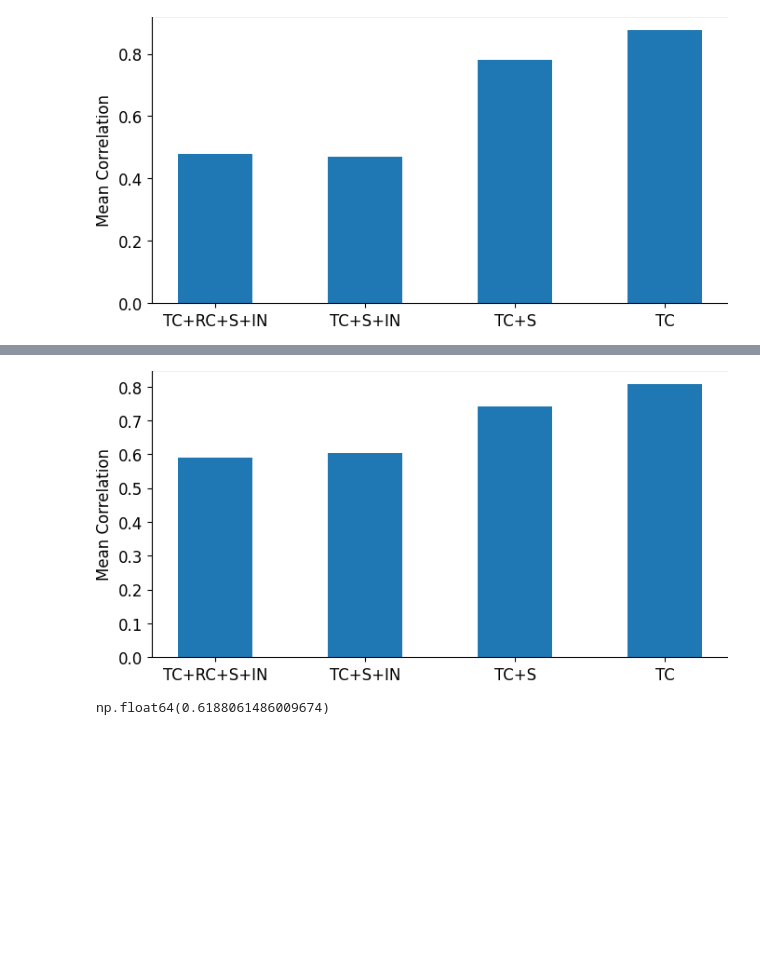
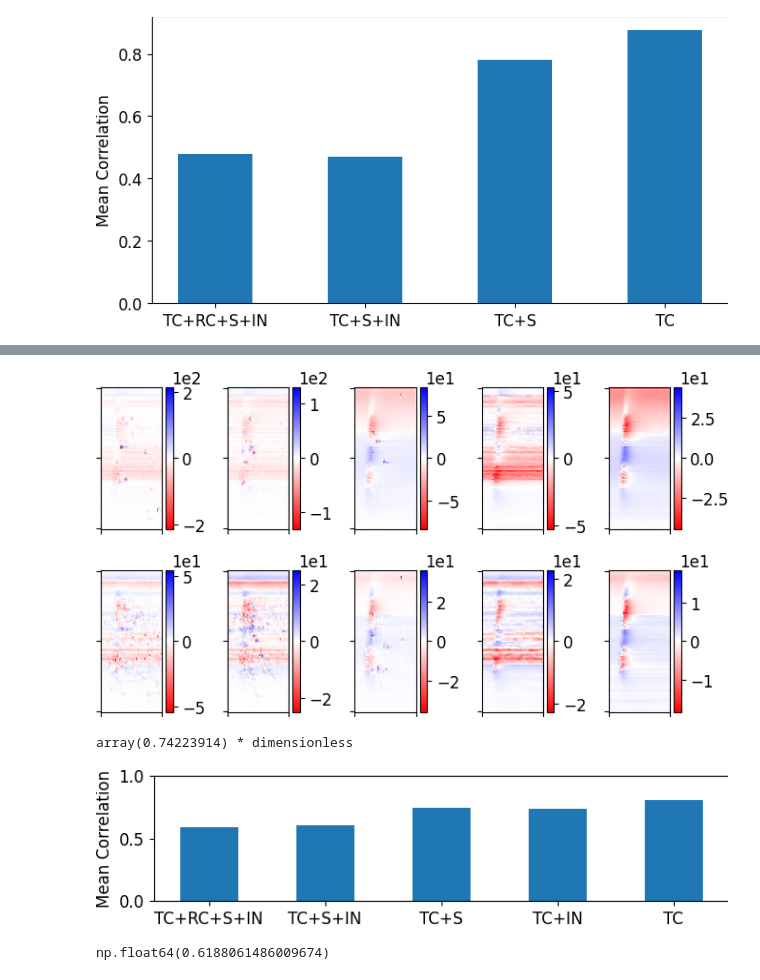
Before and after one commit to joseph-tharayil/csd_paper, a Jupyter notebook: hypothesisTesting/hypotheses.ipynb, the cells around one changed output, grey strips where cells are left out. Saved outputs shown, nothing was run; the diff lists cells and outputs as text; code cells hidden in the pictures; blank space fills up the shorter version.

```diff
--- a/hypothesisTesting/hypotheses.ipynb
+++ b/hypothesisTesting/hypotheses.ipynb
@@ -275,25 +277,14 @@ noRecurrent_50
 # %%
 #highResOriginal = np.load('/mnt/c/Users/tharayil/Downloads/csd_paper/highRes/total.npy')[1500:1550] # Loads LFP and oCSD averaged over trials, 20 um spacing, rho=500um
-highResOriginal = np.load('/mnt/c/Users/tharayil/Documents/csdRevisions/csd_paper/hypothesisTesting/nonshiftedPositions_rerun/total_4.npy')
+highResOriginal = np.load('/mnt/c/Users/tharayil/Documents/csdRevisions/csd_paper/hypothesisTesting/nonshiftedPositions_rerun/total_4.npy')/4
 
-L4original = pd.read_pickle('/mnt/c/Users/tharayil/Downloads/csd_paper/highRes/0/pkls/eegL4_SSC.pkl').values[1500:1550] # Loads LFP and oCSD averaged over trials, 20 um spacing, rho=500um
-L5original = pd.read_pickle('/mnt/c/Users/tharayil/Downloads/csd_paper/highRes/0/pkls/eegL5_TPC:A.pkl').values[1500:1550] # Loads LFP and oCSD averaged over trials, 20 um spacing, rho=500um
-
-highResNoRecurrent = np.load('/mnt/c/Users/tharayil/Documents/csdRevisions/csd_paper/hypothesisTesting/noRecurrentConnecvitity_50um/total_4.npy')#[1500:1550] # Loads LFP and oCSD averaged over trials, 20 um spacing, rho=500um
-L4NoRecurrent = pd.read_pickle('/mnt/c/Users/tharayil/Documents/csdRevisions/csd_paper/hypothesisTesting/noRecurrentConnecvitity/0/pkls/eegL4_SSC.pkl').values[1500:1550] # Loads LFP and oCSD averaged over trials, 20 um spacing, rho=500um
-L5NoRecurrent = pd.read_pickle('/mnt/c/Users/tharayil/Documents/csdRevisions/csd_paper/hypothesisTesting/noRecurrentConnecvitity/0/pkls/eegL5_TPC:A.pkl').values[1500:1550] # Loads LFP and oCSD averaged over trials, 20 um spacing, rho=500um
+highResNoRecurrent = np.load('/mnt/c/Users/tharayil/Documents/csdRevisions/csd_paper/hypothesisTesting/noRecurrentConnecvitity_50um/total_4.npy')/4#[1500:1550] # Loads LFP and oCSD averaged over trials, 20 um spacing, rho=500um
 
 highResNoActive = np.load('/mnt/c/Users/tharayil/Documents/csdRevisions/csd_paper/hypothesisTesting/noActive_withNoise//total.npy')[1500:1550] # Loads LFP and oCSD averaged over trials, 20 um spacing, rho=500um
-L4NoActive = pd.read_pickle('/mnt/c/Users/tharayil/Documents/csdRevisions/csd_paper/hypothesisTesting/noActive_withNoise/0/pkls/eegL4_SSC.pkl').values[1500:1550] # Loads LFP and oCSD averaged over trials, 20 um spacing, rho=500um
-L5NoActive = pd.read_pickle('/mnt/c/Users/tharayil/Documents/csdRevisions/csd_paper/hypothesisTesting/noActive_withNoise//0/pkls/eegL5_TPC:A.pkl').values[1500:1550] # Loads LFP and oCSD averaged over trials, 20 um spacing, rho=500um
 
 highResNoNoise = np.load('/mnt/c/Users/tharayil/Documents/csdRevisions/csd_paper/hypothesisTesting/noNoise/total.npy') # Loads LFP and oCSD averaged over trials, 20 um spacing, rho=500um
-L4NoNoise = pd.read_pickle('/mnt/c/Users/tharayil/Documents/csdRevisions/csd_paper/hypothesisTesting/noNoise/0/pkls/eegL4_SSC.pkl').values # Loads LFP and oCSD averaged over trials, 20 um spacing, rho=500um
-L5NoNoise = pd.read_pickle('/mnt/c/Users/tharayil/Documents/csdRevisions/csd_paper/hypothesisTesting/noNoise/0/pkls/eegL5_TPC:A.pkl').values
 
 highResNoNoiseNoActive = np.load('/mnt/c/Users/tharayil/Documents/csdRevisions/csd_paper/hypothesisTesting/noActive/total.npy') # Loads LFP and oCSD averaged over trials, 20 um spacing, rho=500um
-L4NoNoiseNoActive = pd.read_pickle('/mnt/c/Users/tharayil/Documents/csdRevisions/csd_paper/hypothesisTesting/noActive/0/pkls/eegL4_SSC.pkl').values # Loads LFP and oCSD averaged over trials, 20 um spacing, rho=500um
-L5NoNoiseNoActive = pd.read_pickle('/mnt/c/Users/tharayil/Documents/csdRevisions/csd_paper/hypothesisTesting/noActive/0/pkls/eegL5_TPC:A.pkl').values
 
 lfpIdx = np.arange(101)
 diam = 1000E-6 * pq.m                              # [m]
@@ -651,18 +657,49 @@ plt.tight_layout()
+# %%
+fig, axes = plt.subplots(2,5,figsize=(7,4))
+
+plotFig(axes[0][0],icsd_high_original_50.get_csd())
+plotFig(axes[1][0],ocsd_original_50.T*1e-12/(np.pi*(50*1e-6)**2*20e-6))
+
+plotFig(axes[0][1],icsd_high_noRecurrent_50.get_csd())
+plotFig(axes[1][1],ocsd_noRecurrent_50.T*1e-12/(np.pi*(50*1e-6)**2*20e-6))
+
+plotFig(axes[0][2],icsd_high_NoNoise_50.get_csd())
+plotFig(axes[1][2],ocsd_noNoise_50.T*1e-12/(np.pi*(50*1e-6)**2*20e-6))
+
+plotFig(axes[0][3],icsd_high_NoActive_50.get_csd())
+plotFig(axes[1][3],ocsd_NoActive_50.T*1e-12/(np.pi*(50*1e-6)**2*20e-6))
+
+plotFig(axes[0][4],icsd_high_NoNoiseNoActive_50.get_csd())
+plotFig(axes[1][4],ocsd_noNoiseNoActive_50.T*1e-12/(np.pi*(50*1e-6)**2*20e-6))
+
+plt.tight_layout()
+
+plt.savefig('/mnt/c/Users/tharayil/Documents/csdRevisions/csd_paper/hypothesisTesting/nonshiftedPositions_rerun/v3Figures/explainPriorWork.png',dpi=600)
+# %% [output]
+[figure, added]
+# %%
+correlationNoNoise
+# %% [output]
+array(0.74223914) * dimensionless
 # %%
 correlationOriginal, distanceOriginal = getMeanCorrelation(icsd_high_original_50,ocsd_original_50)
 correlationNoRecurrent, distanceNoRecurrent = getMeanCorrelation(icsd_high_noRecurrent_50,ocsd_noRecurrent_50)
 # _, distanceNoActive = getMeanCorrelation(icsd_high_NoActive_100,ocsd_noActive_100)
 correlationNoNoise, distanceNoNoise = getMeanCorrelation(icsd_high_NoNoise_50,ocsd_noNoise_50)
+correlationNoActive, distanceNoActive = getMeanCorrelation(icsd_high_NoActive_50,ocsd_NoActive_50)
+
 correlationNoActiveNoNoise, distanceNoActiveNoNoise = getMeanCorrelation(icsd_high_NoNoiseNoActive_50,ocsd_noNoiseNoActive_50)
 
-fig,ax = plt.subplots(figsize=(8,4))
-ax.bar(np.arange(4), [correlationOriginal, correlationNoRecurrent, correlationNoNoise, correlationNoActiveNoNoise],width=0.5)
-ax.set_xticks(np.arange(4))
-ax.set_xticklabels(['TC+RC+S+IN','TC+S+IN','TC+S','TC'])
+fig,ax = plt.subplots(figsize=(7,2))
+ax.bar(np.arange(5), [correlationOriginal, correlationNoRecurrent, correlationNoNoise, correlationNoActive, correlationNoActiveNoNoise],width=0.5)
+ax.set_xticks(np.arange(5))
+ax.set_xticklabels(['TC+RC+S+IN','TC+S+IN','TC+S','TC+IN', 'TC'])
 ax.set_ylabel('Mean Correlation')
-plt.savefig('/mnt/c/Users/tharayil/Documents/csdRevisions/csd_paper/hypothesisTesting/nonshiftedPositions_rerun/explainPriorWork_barGraph_50_2d.png',dpi=600)
+plt.ylim([0,1])
+plt.tight_layout()
+plt.savefig('/mnt/c/Users/tharayil/Documents/csdRevisions/csd_paper/hypothesisTesting/nonshiftedPositions_rerun/v3Figures/explainPriorWork_bar.png',dpi=600)
 # %% [output]
-[figure, old version]
+[figure, new version]
 # %%
 correlationNoRecurrent
 # %% [output]
```
Also changed, not shown: parts of 8 cells of this notebook, 7 other files.
